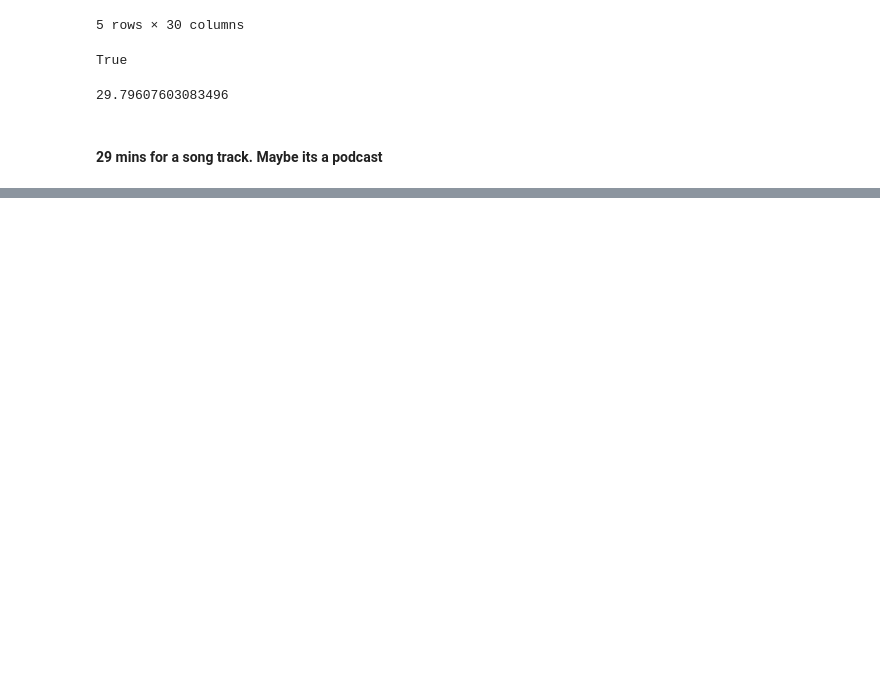
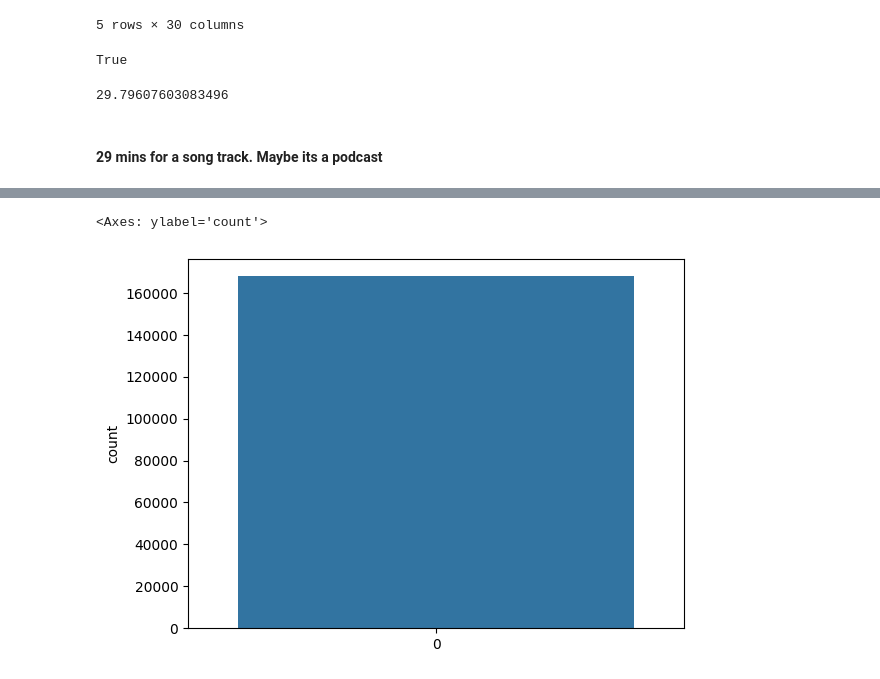
Before and after one commit to AbiirBarounii/Spotify-Skip-Prediction, a Jupyter notebook: notebook_copy.ipynb, the cells around one changed output, grey strips where cells are left out. Saved outputs shown, nothing was run; the diff lists cells and outputs as text; code cells hidden in the pictures; blank space fills up the shorter version.

```diff
--- a/notebook_copy.ipynb
+++ b/notebook_copy.ipynb
@@ -125,0 +325,5 @@ df_track['duration'].max() * 0.0166667
+# %%
+sns.countplot(df_logs_mod['hour_of_day'])
+# %% [output]
+<Axes: ylabel='count'>
+[figure, added]
```
Also changed, not shown: parts of 36 cells of this notebook.
